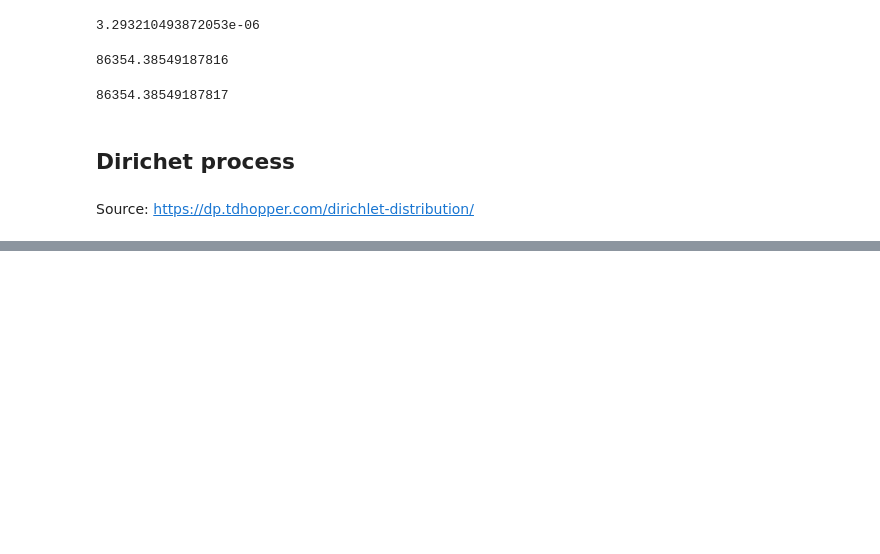
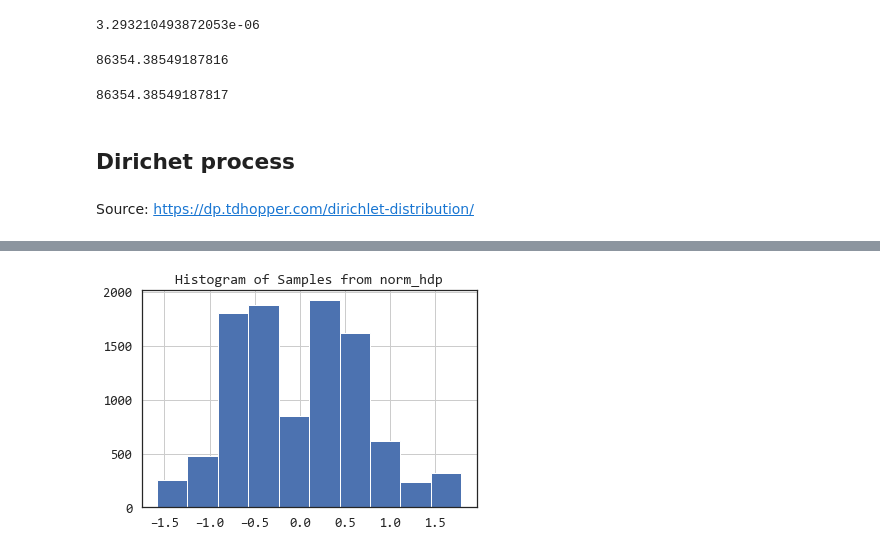
Before and after one commit to RRisto/learning, a Jupyter notebook: statistics/distributions/dirichlet_distribution.ipynb, the cells around one changed output, grey strips where cells are left out. Drawn from its saved outputs; the diff is of its cells as text; code cells hidden in the pictures; blank space fills up the shorter version.

```diff
--- a/statistics/distributions/dirichlet_distribution.ipynb
+++ b/statistics/distributions/dirichlet_distribution.ipynb
@@ -226,0 +240,6 @@ _ = pd.DataFrame(samples).hist()
+# %%
+#second sampler which is hierarchila sampler
+pd.Series(norm_hdp() for _ in range(10000)).hist()
+_=plt.title("Histogram of Samples from norm_hdp")
+# %% [output]
+[figure, added]
```
Also changed, not shown: parts of 11 cells of this notebook, 1 other file.
